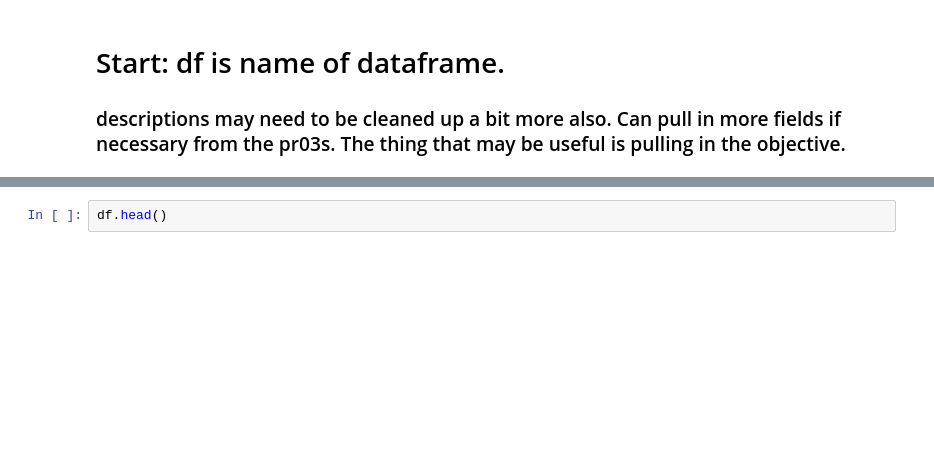
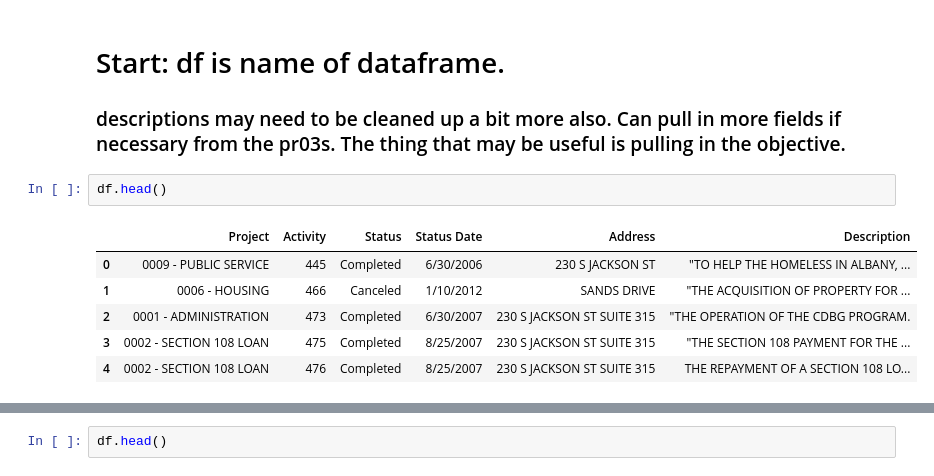
Before and after one commit to asensio-lab/albany-housing-analytics, a Jupyter notebook: preprocessing/housing/housing_completed.ipynb, the cells around one changed output, grey strips where cells are left out. Cells and saved outputs as stored; diff of their text form; blank space fills up the shorter version.

```diff
--- a/preprocessing/housing/housing_completed.ipynb
+++ b/preprocessing/housing/housing_completed.ipynb
@@ -170,3 +170,12 @@ df = pd.DataFrame({'Project': proj_list, 'Activity': idisno_list, 'Status': stat
 # Start: df is name of dataframe.
 
 ### descriptions may need to be cleaned up a bit more also. Can pull in more fields if necessary from the pr03s. The thing that may be useful is pulling in the objective.
+# %%
+df.head()
+# %% [output]
+|  | Project | Activity | Status | Status Date | Address | Description |
+| 0 | 0009 - PUBLIC SERVICE | 445 | Completed | 6/30/2006 | 230 S JACKSON ST | "TO HELP THE HOMELESS IN ALBANY, ... |
+| 1 | 0006 - HOUSING | 466 | Canceled | 1/10/2012 | SANDS DRIVE | "THE ACQUISITION OF PROPERTY FOR ... |
+| 2 | 0001 - ADMINISTRATION | 473 | Completed | 6/30/2007 | 230 S JACKSON ST SUITE 315 | "THE OPERATION OF THE CDBG PROGRAM. |
+| 3 | 0002 - SECTION 108 LOAN | 475 | Completed | 8/25/2007 | 230 S JACKSON ST SUITE 315 | "THE SECTION 108 PAYMENT FOR THE ... |
+| 4 | 0002 - SECTION 108 LOAN | 476 | Completed | 8/25/2007 | 230 S JACKSON ST SUITE 315 | THE REPAYMENT OF A SECTION 108 LO... |
```
Also changed, not shown: parts of 5 cells of this notebook, 11 other files.
